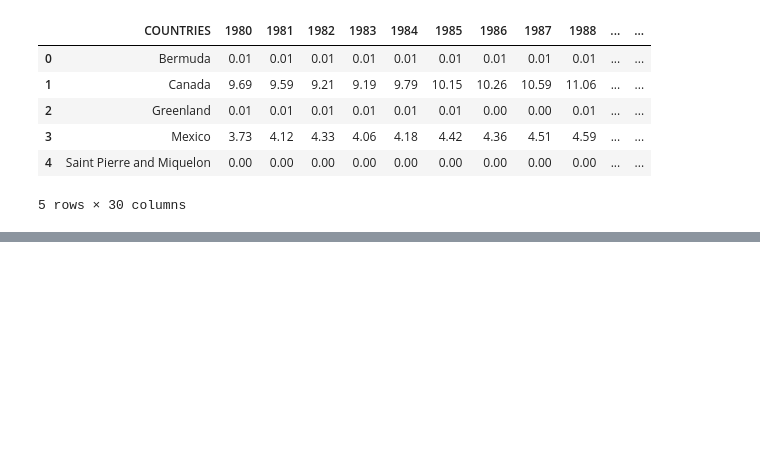
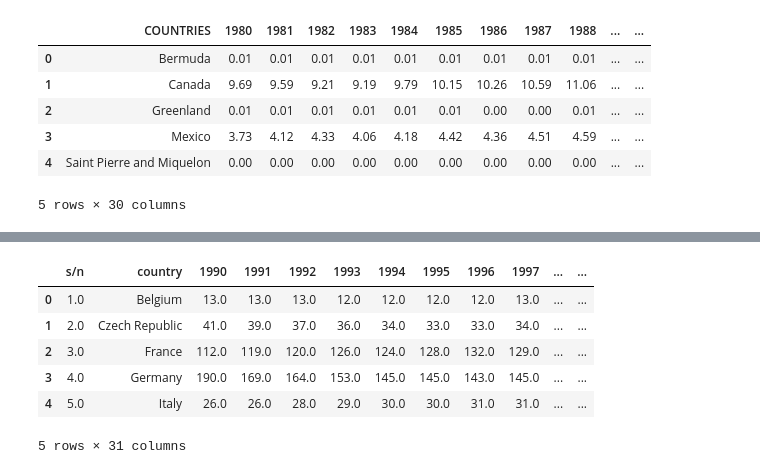
Before and after one commit to tonitiri/Project2, a Jupyter notebook: Templates/Project2.ipynb, the cells around one changed output, grey strips where cells are left out. Saved outputs shown, nothing was run; the diff lists cells and outputs as text; code cells hidden in the pictures; blank space fills up the shorter version.

```diff
--- a/Templates/Project2.ipynb
+++ b/Templates/Project2.ipynb
@@ -111,0 +171,14 @@ for _, row in data_file_pd2.iterrows():
+# %%
+# Save path to data set in a variable
+data_file4 = "C:\\Users\\taiwo\\OneDrive\\Desktop\\PREWORK_TO\\Module 16\\Project2\\Data Files\\TEP.csv"
+# Use Pandas to read data
+data_file_pd4 = pd.read_csv(data_file4)
+data_file_pd4.head()
+# %% [output]
+|  | s/n | country | 1990 | 1991 | 1992 | 1993 | 1994 | 1995 | 1996 | 1997 | ... | ... |
+| 0 | 1.0 | Belgium | 13.0 | 13.0 | 13.0 | 12.0 | 12.0 | 12.0 | 12.0 | 13.0 | ... | ... |
+| 1 | 2.0 | Czech Republic | 41.0 | 39.0 | 37.0 | 36.0 | 34.0 | 33.0 | 33.0 | 34.0 | ... | ... |
+| 2 | 3.0 | France | 112.0 | 119.0 | 120.0 | 126.0 | 124.0 | 128.0 | 132.0 | 129.0 | ... | ... |
+| 3 | 4.0 | Germany | 190.0 | 169.0 | 164.0 | 153.0 | 145.0 | 145.0 | 143.0 | 145.0 | ... | ... |
+| 4 | 5.0 | Italy | 26.0 | 26.0 | 28.0 | 29.0 | 30.0 | 30.0 | 31.0 | 31.0 | ... | ... |
+5 rows × 31 columns
```
Also changed, not shown: parts of 19 cells of this notebook, 8 other files.
